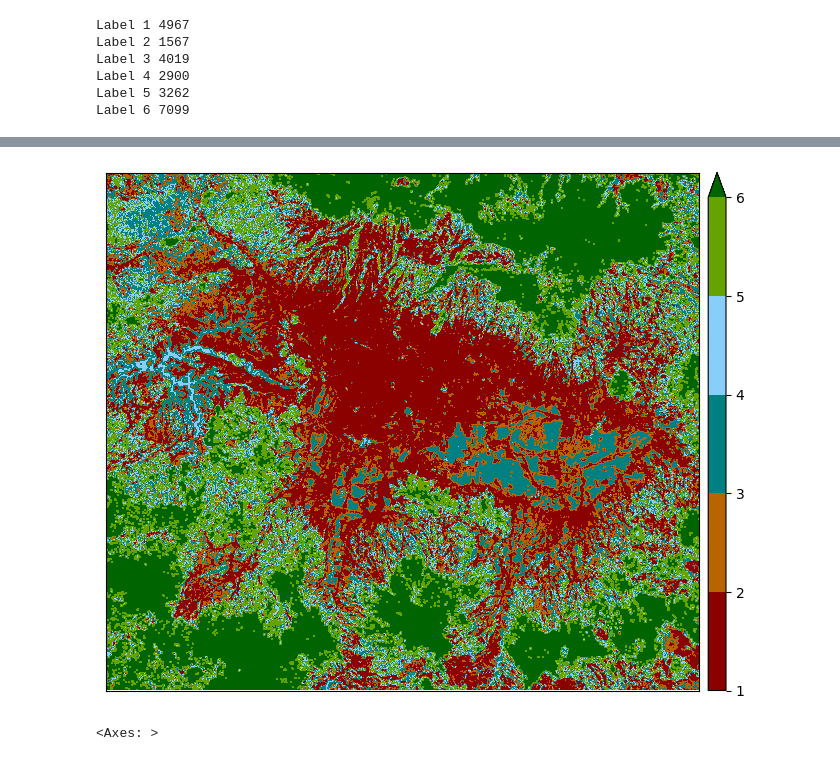
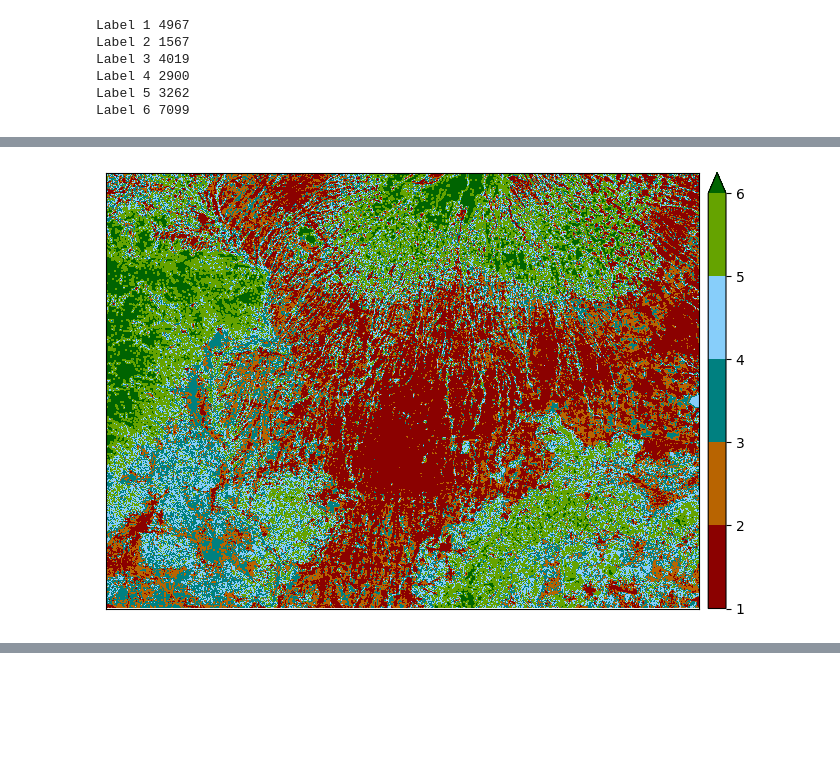
Before and after one commit to C242-PS410-Capstone-Team/Machine-Learning, a Jupyter notebook: NDVI.ipynb, the cells around one changed output, grey strips where cells are left out. Saved outputs shown, nothing was run; the diff lists cells and outputs as text; code cells hidden in the pictures; blank space fills up the shorter version.

```diff
--- a/NDVI.ipynb
+++ b/NDVI.ipynb
@@ -285,8 +290,9 @@ weighted avg       0.83      0.81      0.80      4830
 # %%
 # Predict image using the model
 image_input = []
-for x in range(NUM_OF_BANDS):
-  image_input.append(image.read(x + 1))
+used_image_feature = [i + 1 for i in range(0, len(ALL_FEATURES)) if image.descriptions[i] in FEATURES]
+for i in used_image_feature:
+  image_input.append(image.read(i))
 image_input = reshape_input(np.stack(image_input).reshape(NUM_OF_BANDS, -1).T)
 
 # Predict
@@ -301,0 +308 @@ ep.plot_bands(prediction, cmap=cmap, norm=norm, figsize=plot_size)
+[figure, new version]
@@ -306,2 +309,0 @@ Trying algorithm eng33{k2=2,k6=2,k13=1,k14=0,k22=0} for conv (f32[62195,64,1,2]{
-[figure, old version]
-<Axes: >
```
Also changed, not shown: parts of 8 cells of this notebook, 1 other file.
